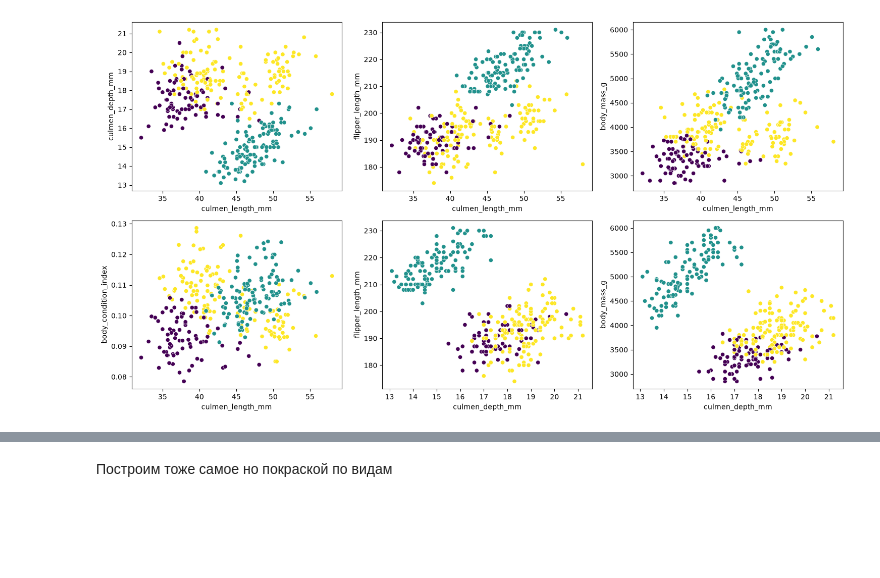
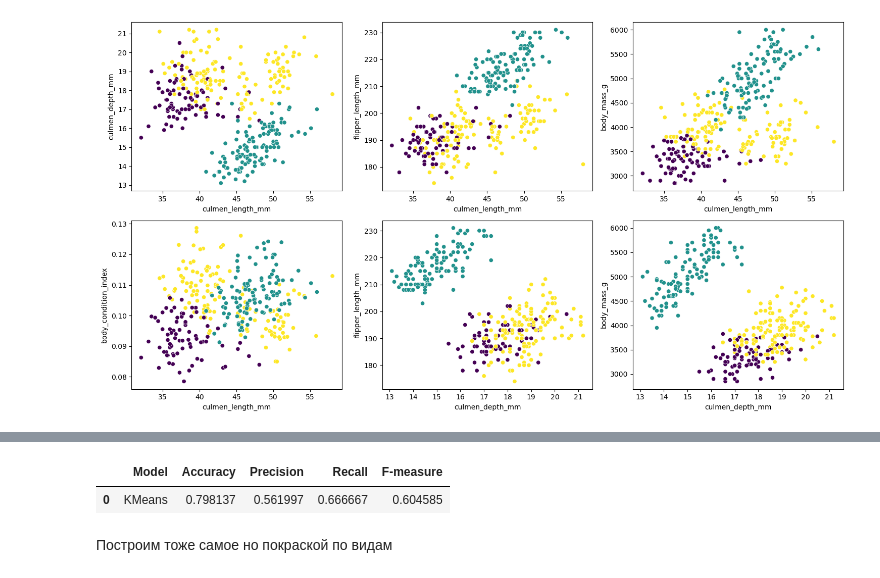
Before and after one commit to MikelazDotPy/ML-2026-IS-Course, a Jupyter notebook: lb2.ipynb, the cells around one changed output, grey strips where cells are left out. Saved outputs shown, nothing was run; the diff lists cells and outputs as text; code cells hidden in the pictures; blank space fills up the shorter version.

```diff
--- a/lb2.ipynb
+++ b/lb2.ipynb
@@ -147,3 +161,23 @@ plt.show()
+# %%
+from sklearn.metrics import accuracy_score, precision_score, recall_score, f1_score
+
+# каждому кластеру сопоставляем вид, который в нём преобладает
+cluster_to_species = pd.crosstab(df["species"], df["cluster"]).idxmax(axis=0)
+y_true = df["species"]
+kmeans_pred = df["cluster"].map(cluster_to_species)
+
+results = pd.DataFrame({
+    "Model": ["KMeans"],
+    "Accuracy": [accuracy_score(y_true, kmeans_pred)],
+    "Precision": [precision_score(y_true, kmeans_pred, average="macro", zero_division=0)],
+    "Recall": [recall_score(y_true, kmeans_pred, average="macro", zero_division=0)],
+    "F-measure": [f1_score(y_true, kmeans_pred, average="macro", zero_division=0)]
+})
+
+results
+# %% [output]
+|  | Model | Accuracy | Precision | Recall | F-measure |
+| 0 | KMeans | 0.798137 | 0.561997 | 0.666667 | 0.604585 |
 # %% [markdown]
 Построим тоже самое но покраской по видам
 # %%
```
Also changed, not shown: parts of 3 cells of this notebook, 2 other files.
